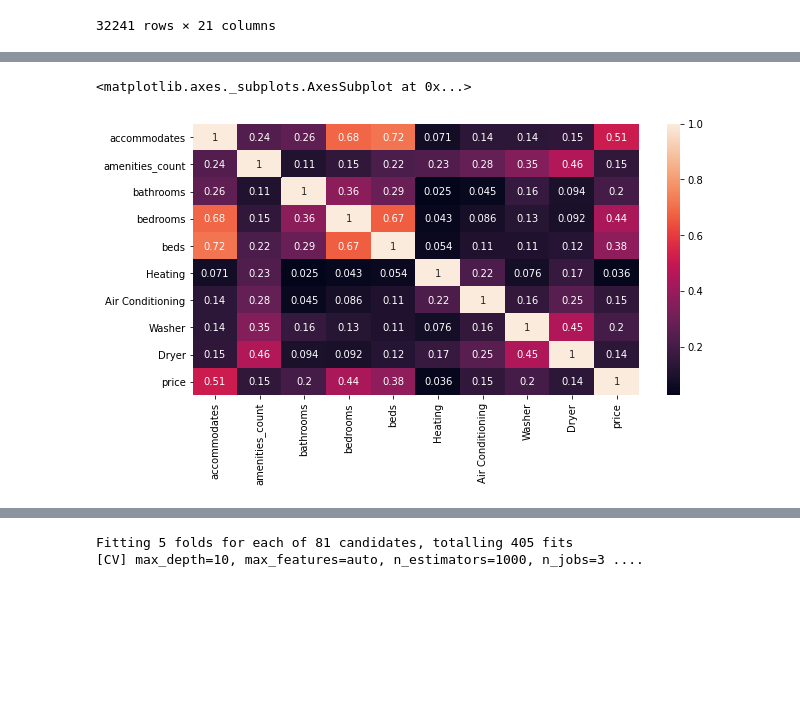
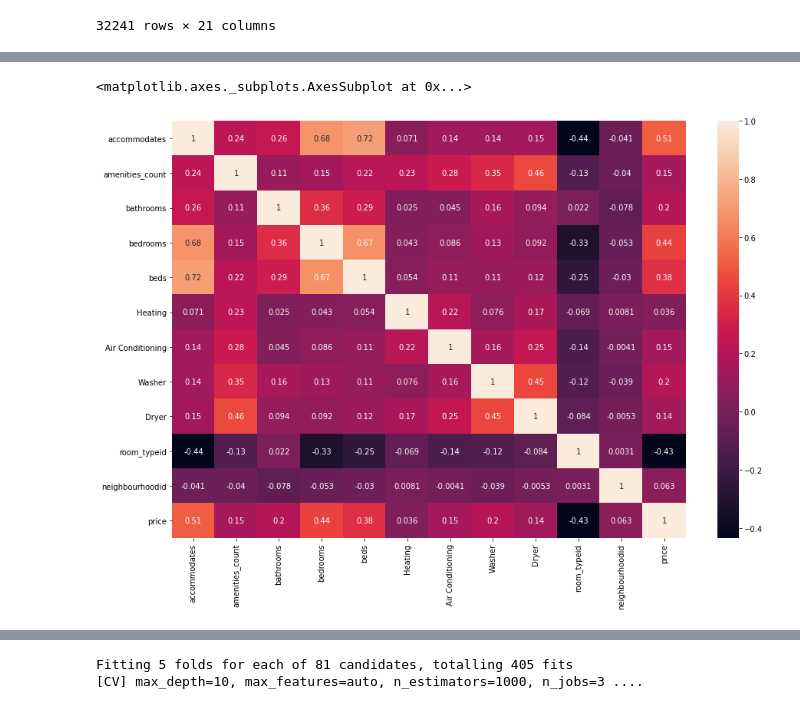
Before and after one commit to kman4/AirbnbPredictions, a Jupyter notebook: Model/Regressor/RF_LGBM_KNN_Models.ipynb, the cells around one changed output, grey strips where cells are left out. Cells and saved outputs as stored; diff of their text form; code cells hidden in the pictures; blank space fills up the shorter version.

```diff
--- a/Model/Regressor/Regressor Model Analysis.ipynb
+++ b/Model/Regressor/RF_LGBM_KNN_Models.ipynb
@@ -108,6 +108,7 @@ listings_cleaned
 | 36921 | 111 | 0.0 | 1.0 | 1.0 | 1 | 2 | ... |
 | 36922 | 60 | 1.0 | 1.0 | 5.0 | 1 | 8 | ... |
 32241 rows × 21 columns
+# %%
+temp = listings_cleaned.copy()
 # %%
-temp_scores = temp[['accommodates', 'amenities_count', 'bathrooms', 'bedrooms', 'beds', 'Heating', 'Air Conditioning', 'Washer', 'Dryer', 'price']]
-temp_scores
+temp_scores = temp[['accommodates', 'amenities_count', 'bathrooms', 'bedrooms', 'beds', 'Heating', 'Air Conditioning', 'Washer', 'Dryer', 'room_typeid', 'neighbourhoodid', 'price']]
@@ -143,10 +132,10 @@ corr_matrix
 | price | 0.513151 | 0.154083 | 0.201976 | 0.438901 | 0.377585 | 0.036203 | 0.152038 | 0.200806 | ... |
 # %%
-plt.figure(figsize=(10,5))
+plt.figure(figsize=(15,10))
 sns.heatmap(corr_matrix, annot= True)
 # %% [output]
 <matplotlib.axes._subplots.AxesSubplot at 0x...>
-[figure, old version]
+[figure, new version]
 # %%
 from sklearn.model_selection import train_test_split
 from sklearn.metrics import r2_score
```
Also changed, not shown: parts of 23 cells of this notebook, 9 other files.
